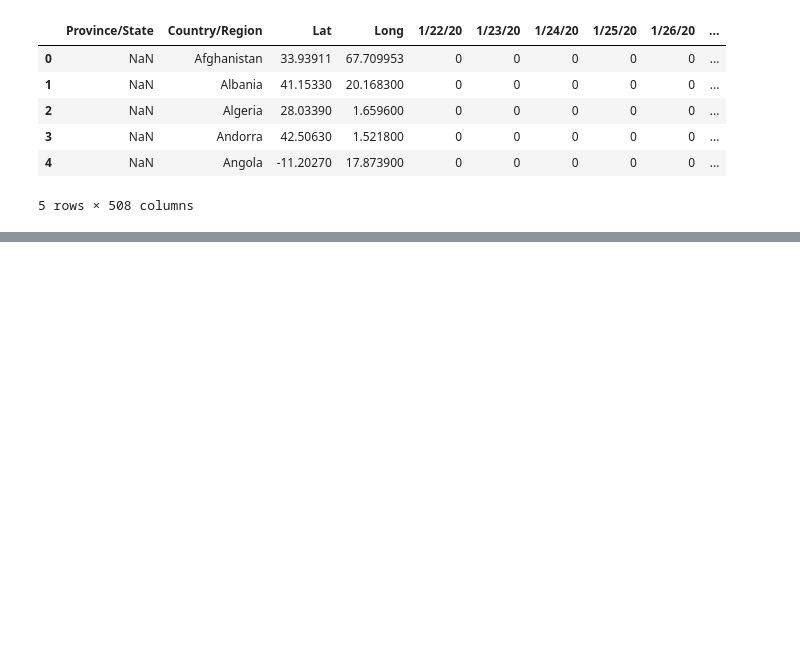
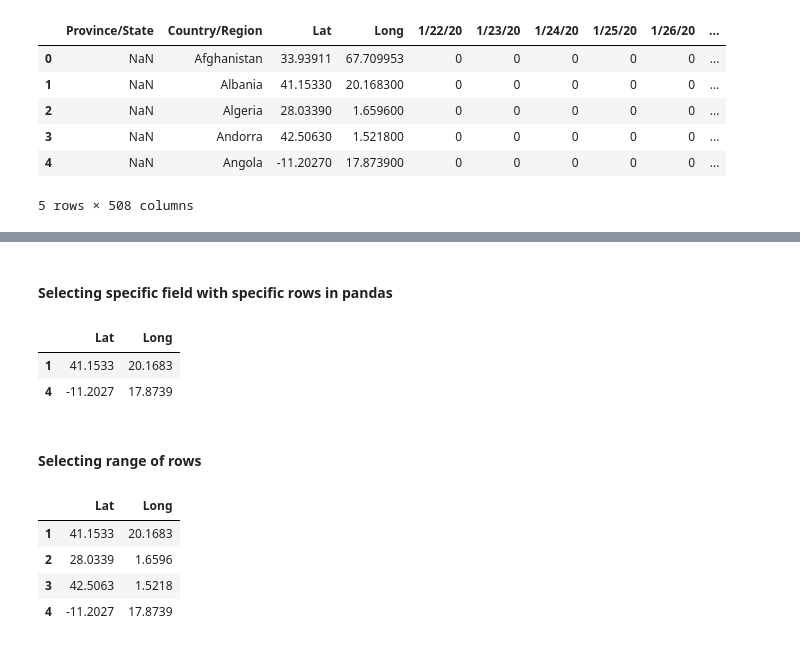
Before and after one commit to Binguni19Edirisuriya/Covid19_Data_Analysis_python, a Jupyter notebook: Covid19 Data Analysis.ipynb, the cells around one changed output, grey strips where cells are left out. Drawn from its saved outputs; the diff is of its cells as text; code cells hidden in the pictures; blank space fills up the shorter version.

```diff
--- a/Covid19 Data Analysis.ipynb
+++ b/Covid19 Data Analysis.ipynb
@@ -26,0 +66,20 @@ covid.head()
+# %% [markdown]
+#### Selecting specific field with specific rows in pandas
+# %%
+covidselect = covid.loc[[1,4],['Lat','Long']]
+covidselect
+# %% [output]
+|  | Lat | Long |
+| 1 | 41.1533 | 20.1683 |
+| 4 | -11.2027 | 17.8739 |
+# %% [markdown]
+#### Selecting range of rows
+# %%
+covidRange = covid.loc[1:4,['Lat','Long']]
+covidRange
+# %% [output]
+|  | Lat | Long |
+| 1 | 41.1533 | 20.1683 |
+| 2 | 28.0339 | 1.6596 |
+| 3 | 42.5063 | 1.5218 |
+| 4 | -11.2027 | 17.8739 |
```
Also changed, not shown: parts of 9 cells of this notebook.
